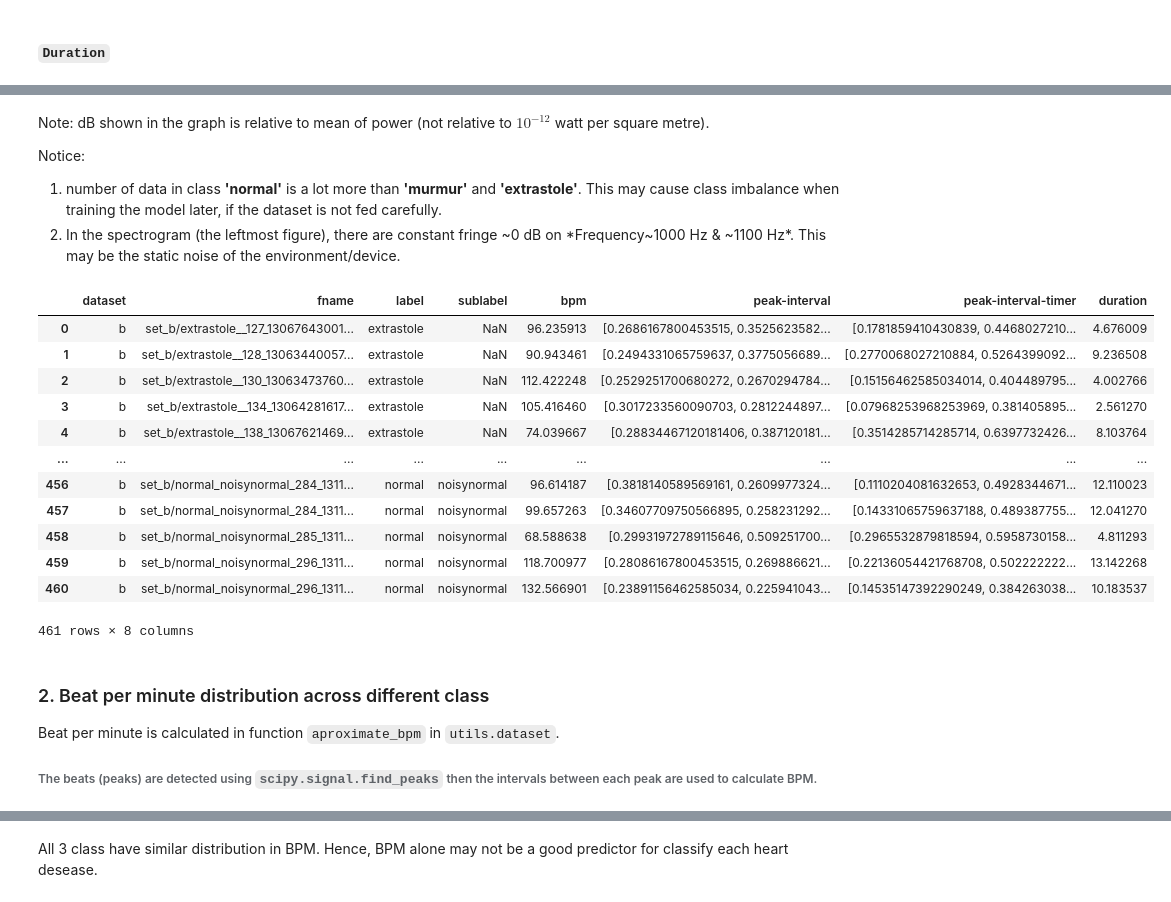
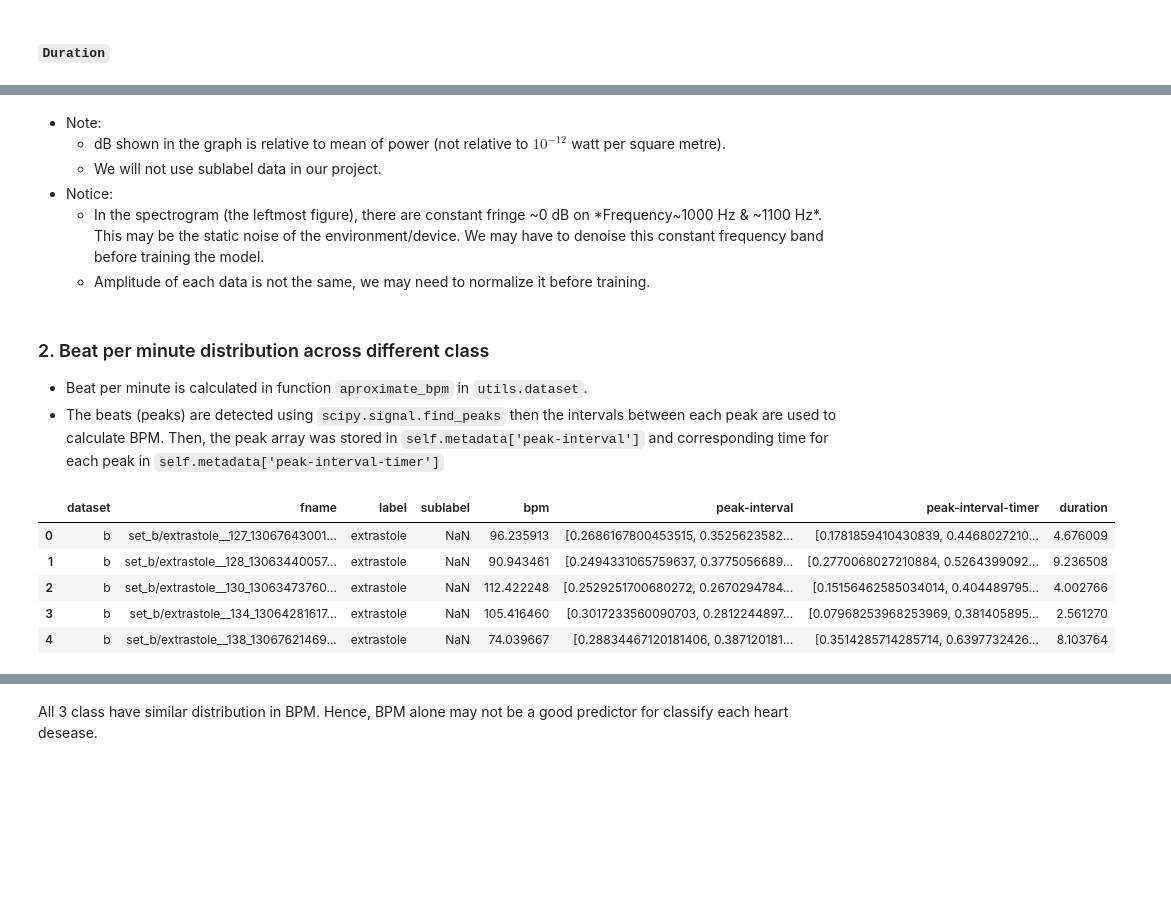
Before and after one commit to NattapolChan/SC1015-PROJECT, a Jupyter notebook: EDA+Preprocess.ipynb, the cells around one changed output, grey strips where cells are left out. Drawn from its saved outputs; the diff is of its cells as text; code cells hidden in the pictures; blank space fills up the shorter version.

````diff
--- a/EDA+Preprocess.ipynb
+++ b/EDA+Preprocess.ipynb
@@ -1,5 +1,6 @@
 # %%
 from utils.dataset import set_b_dataset
+from utils.visualization import show_spectrum
 import pandas as pd
 import matplotlib
 import matplotlib.pyplot as plt
@@ -10,7 +11,11 @@ import scipy
 import librosa.display
 from torch.utils.data import Dataset
 
+# /path/to/project
 PROJECT_DIR = '/Users/nattapolchanpaisit/Documents/GitHub/Algorithm/SC1015-PROJECT/'
-data_a_path = pd.read_csv(f'{PROJECT_DIR}dataset/set_a.csv')
+
+# read metadata from ./dataset/set_b.csv
 data_b_path = pd.read_csv(f'{PROJECT_DIR}dataset/set_b.csv')
-data_a_timing = pd.read_csv(f'{PROJECT_DIR}dataset/set_a_timing.csv')
+
+# calling custom dataclass
+dataset = set_b_dataset(PROJECT_DIR)
@@ -106,30 +146,24 @@ axes[2].set_ylim([0, 2000])
 # %% [markdown]
-Note: dB shown in the graph is relative to mean of power (not relative to $10^{-12}$ watt per square metre).
-
-Notice:
-1. number of data in class **'normal'** is a lot more than **'murmur'** and **'extrastole'**. This may cause class imbalance when training the model later, if the dataset is not fed carefully.
-2. In the spectrogram (the leftmost figure), there are constant fringe ~0 dB on *Frequency~1000 Hz & ~1100 Hz*. This may be the static noise of the environment/device.
+- Note:
+    - dB shown in the graph is relative to mean of power (not relative to $10^{-12}$ watt per square metre).
+    - We will not use sublabel data in our project.
+- Notice:
+    - In the spectrogram (the leftmost figure), there are constant fringe ~0 dB on *Frequency~1000 Hz & ~1100 Hz*. This may be the static noise of the environment/device. We may have to denoise this constant frequency band before training the model.
+    - Amplitude of each data is not the same, we may need to normalize it before training.
+# %% [markdown]
+### 2. Beat per minute distribution across different class
+
+- Beat per minute is calculated in function ```aproximate_bpm``` in ```utils.dataset```. <br/>
+- The beats (peaks) are detected using ```scipy.signal.find_peaks``` then the intervals between each peak are used to calculate BPM. Then, the peak array was stored in ```self.metadata['peak-interval']``` and corresponding time for each peak in ```self.metadata['peak-interval-timer']```
 # %%
-dataset.metadata
+dataset.metadata.head()
 # %% [output]
 |  | dataset | fname | label | sublabel | bpm | peak-interval | peak-interval-timer | duration |
 | 0 | b | set_b/extrastole__127_13067643001... | extrastole | NaN | 96.235913 | [0.2686167800453515, 0.3525623582... | [0.1781859410430839, 0.4468027210... | 4.676009 |
 | 1 | b | set_b/extrastole__128_13063440057... | extrastole | NaN | 90.943461 | [0.2494331065759637, 0.3775056689... | [0.2770068027210884, 0.5264399092... | 9.236508 |
 | 2 | b | set_b/extrastole__130_13063473760... | extrastole | NaN | 112.422248 | [0.2529251700680272, 0.2670294784... | [0.15156462585034014, 0.404489795... | 4.002766 |
 | 3 | b | set_b/extrastole__134_13064281617... | extrastole | NaN | 105.416460 | [0.3017233560090703, 0.2812244897... | [0.07968253968253969, 0.381405895... | 2.561270 |
 | 4 | b | set_b/extrastole__138_13067621469... | extrastole | NaN | 74.039667 | [0.28834467120181406, 0.387120181... | [0.3514285714285714, 0.6397732426... | 8.103764 |
-| ... | ... | ... | ... | ... | ... | ... | ... | ... |
-| 456 | b | set_b/normal_noisynormal_284_1311... | normal | noisynormal | 96.614187 | [0.3818140589569161, 0.2609977324... | [0.1110204081632653, 0.4928344671... | 12.110023 |
-| 457 | b | set_b/normal_noisynormal_284_1311... | normal | noisynormal | 99.657263 | [0.34607709750566895, 0.258231292... | [0.14331065759637188, 0.489387755... | 12.041270 |
-| 458 | b | set_b/normal_noisynormal_285_1311... | normal | noisynormal | 68.588638 | [0.29931972789115646, 0.509251700... | [0.2965532879818594, 0.5958730158... | 4.811293 |
-| 459 | b | set_b/normal_noisynormal_296_1311... | normal | noisynormal | 118.700977 | [0.28086167800453515, 0.269886621... | [0.22136054421768708, 0.502222222... | 13.142268 |
-| 460 | b | set_b/normal_noisynormal_296_1311... | normal | noisynormal | 132.566901 | [0.23891156462585034, 0.225941043... | [0.14535147392290249, 0.384263038... | 10.183537 |
-461 rows × 8 columns
-# %% [markdown]
-### 2. Beat per minute distribution across different class
-
-Beat per minute is calculated in function ```aproximate_bpm``` in ```utils.dataset```.
-###### The beats (peaks) are detected using ```scipy.signal.find_peaks``` then the intervals between each peak are used to calculate BPM.
 # %%
 sb.violinplot(data=dataset.metadata, x="bpm", y="label")
 plt.plot()
````
Also changed, not shown: parts of 29 cells of this notebook, 4 other files.
